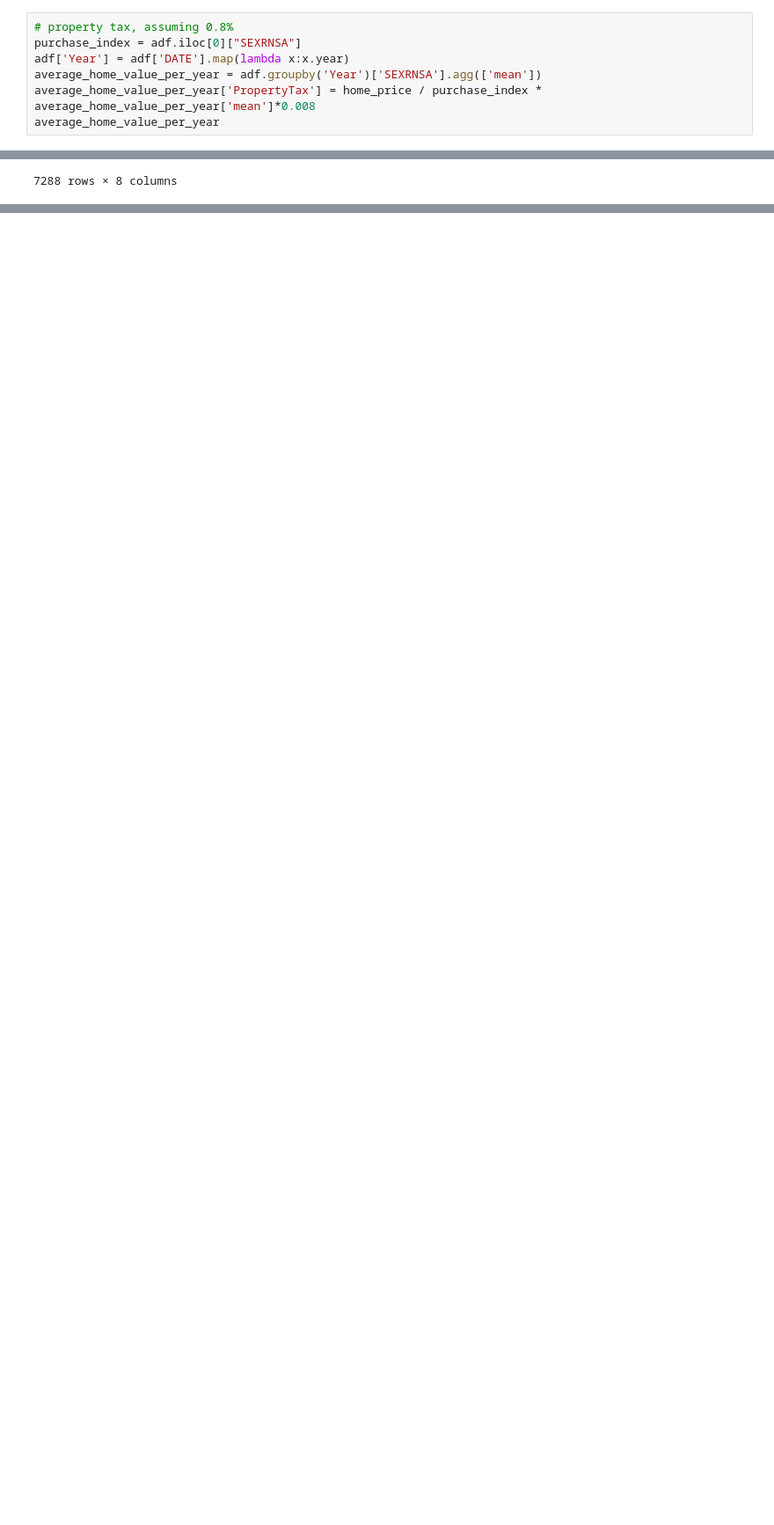
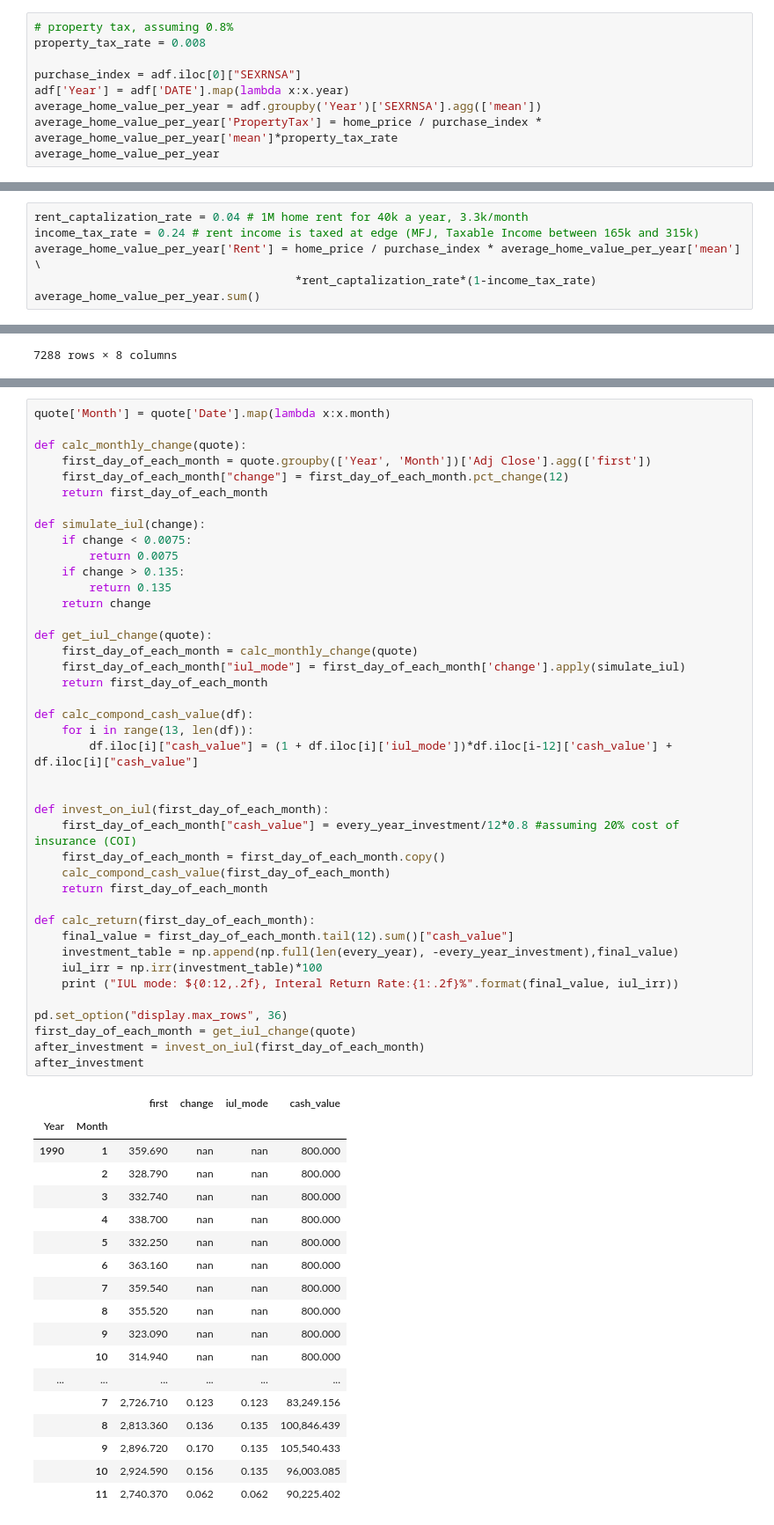
Before and after one commit to dingdinghzq/Investment101, a Jupyter notebook: Real Estate.ipynb, the cells around one changed output, grey strips where cells are left out. Shown: that part at 88% size. Drawn from its saved outputs; the diff is of its cells as text; blank space fills up the shorter version.

```diff
--- a/Real Estate.ipynb
+++ b/Real Estate.ipynb
@@ -61,9 +75,11 @@ home_price
 # %%
 # property tax, assuming 0.8%
+property_tax_rate = 0.008
+
 purchase_index = adf.iloc[0]["SEXRNSA"]
 adf['Year'] = adf['DATE'].map(lambda x:x.year)
 average_home_value_per_year = adf.groupby('Year')['SEXRNSA'].agg(['mean'])
-average_home_value_per_year['PropertyTax'] = home_price / purchase_index * average_home_value_per_year['mean']*0.008
+average_home_value_per_year['PropertyTax'] = home_price / purchase_index * average_home_value_per_year['mean']*property_tax_rate
 average_home_value_per_year
 # %% [output]
 |  | mean | PropertyTax |
@@ -124,0 +135,6 @@ Interal Return Rate:4.97%
+# %%
+rent_captalization_rate = 0.04 # 1M home rent for 40k a year, 3.3k/month
+income_tax_rate = 0.24 # rent income is taxed at edge (MFJ, Taxable Income between 165k and 315k)
+average_home_value_per_year['Rent'] = home_price / purchase_index * average_home_value_per_year['mean'] \
+                                      *rent_captalization_rate*(1-income_tax_rate)
+average_home_value_per_year.sum()
@@ -258,0 +273,60 @@ Interal Return Rate:6.46%
+# %%
+quote['Month'] = quote['Date'].map(lambda x:x.month)
+
+def calc_monthly_change(quote):
+    first_day_of_each_month = quote.groupby(['Year', 'Month'])['Adj Close'].agg(['first'])
+    first_day_of_each_month["change"] = first_day_of_each_month.pct_change(12)
+    return first_day_of_each_month
+
+def simulate_iul(change):
+    if change < 0.0075:
+        return 0.0075
+    if change > 0.135:
+        return 0.135
+    return change
+
+def get_iul_change(quote):
+    first_day_of_each_month = calc_monthly_change(quote)
+    first_day_of_each_month["iul_mode"] = first_day_of_each_month['change'].apply(simulate_iul)
+    return first_day_of_each_month
+
+def calc_compond_cash_value(df):
+    for i in range(13, len(df)):
+        df.iloc[i]["cash_value"] = (1 + df.iloc[i]['iul_mode'])*df.iloc[i-12]['cash_value'] +  df.iloc[i]["cash_value"]
+
+
+def invest_on_iul(first_day_of_each_month):
+    first_day_of_each_month["cash_value"] = every_year_investment/12*0.8 #assuming 20% cost of insurance (COI)
+    first_day_of_each_month = first_day_of_each_month.copy()
+    calc_compond_cash_value(first_day_of_each_month)
+    return first_day_of_each_month
+
+def calc_return(first_day_of_each_month):
+    final_value = first_day_of_each_month.tail(12).sum()["cash_value"]
+    investment_table = np.append(np.full(len(every_year), -every_year_investment),final_value)
+    iul_irr = np.irr(investment_table)*100
+    print ("IUL mode: ${0:12,.2f}, Interal Return Rate:{1:.2f}%".format(final_value, iul_irr))
+
+pd.set_option("display.max_rows", 36)
+first_day_of_each_month = get_iul_change(quote)
+after_investment = invest_on_iul(first_day_of_each_month)
+after_investment
+# %% [output]
+|  |  | first | change | iul_mode | cash_value |
+| Year | Month |  |  |  |  |
+| 1990 | 1 | 359.690 | nan | nan | 800.000 |
+|  | 2 | 328.790 | nan | nan | 800.000 |
+|  | 3 | 332.740 | nan | nan | 800.000 |
+|  | 4 | 338.700 | nan | nan | 800.000 |
+|  | 5 | 332.250 | nan | nan | 800.000 |
+|  | 6 | 363.160 | nan | nan | 800.000 |
+|  | 7 | 359.540 | nan | nan | 800.000 |
+|  | 8 | 355.520 | nan | nan | 800.000 |
+|  | 9 | 323.090 | nan | nan | 800.000 |
+|  | 10 | 314.940 | nan | nan | 800.000 |
+| ... | ... | ... | ... | ... | ... |
+|  | 7 | 2,726.710 | 0.123 | 0.123 | 83,249.156 |
+|  | 8 | 2,813.360 | 0.136 | 0.135 | 100,846.439 |
+|  | 9 | 2,896.720 | 0.170 | 0.135 | 105,540.433 |
+|  | 10 | 2,924.590 | 0.156 | 0.135 | 96,003.085 |
+|  | 11 | 2,740.370 | 0.062 | 0.062 | 90,225.402 |
```
Also changed, not shown: parts of 14 cells of this notebook, 1 other file.
